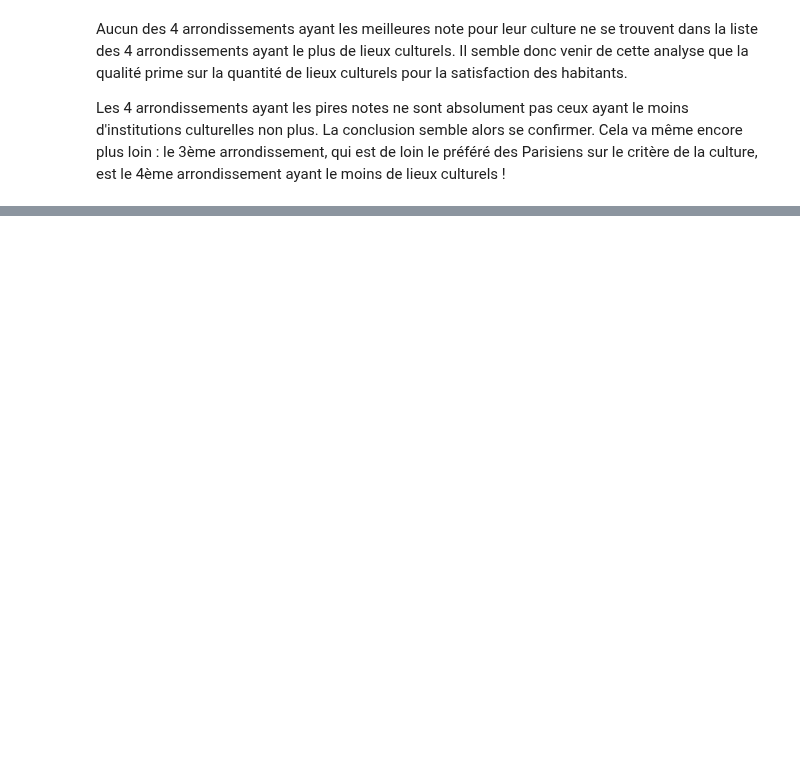
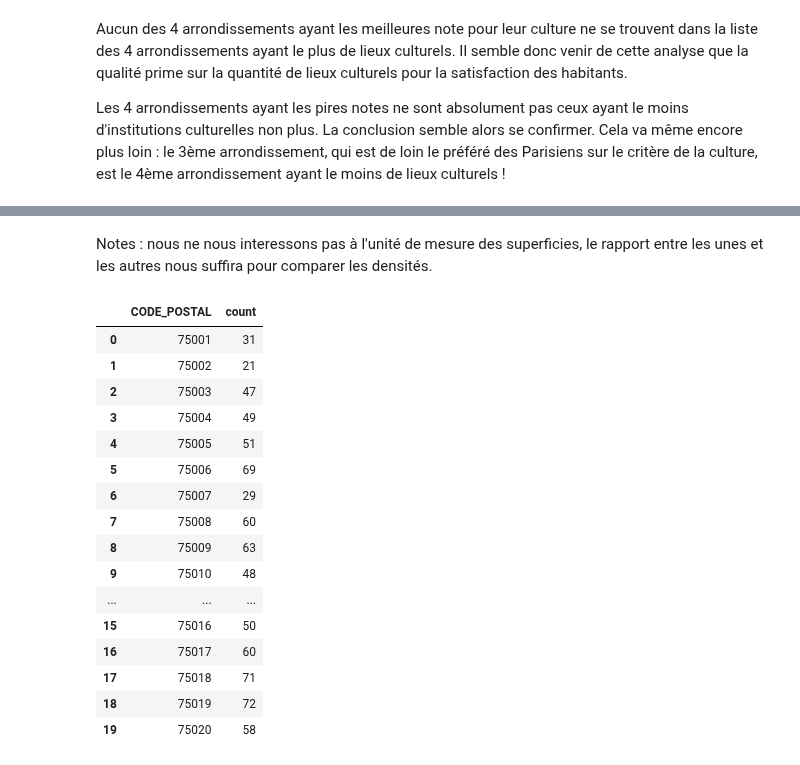
Before and after one commit to solenemoro/Projet_Python_2AENSAE, a Jupyter notebook: analyse_descriptive.ipynb, the cells around one changed output, grey strips where cells are left out. Drawn from its saved outputs; the diff is of its cells as text; code cells hidden in the pictures; blank space fills up the shorter version.

```diff
--- a/analyse_descriptive.ipynb
+++ b/analyse_descriptive.ipynb
@@ -92,0 +188,22 @@ Les 4 arrondissements ayant les pires notes ne sont absolument pas ceux ayant le
+# %% [markdown]
+Notes : nous ne nous interessons pas à l'unité de mesure des superficies, le rapport entre les unes et les autres nous suffira pour comparer les densités.
+# %%
+NbLieux.to_frame().sort_values('CODE_POSTAL').reset_index()
+# %% [output]
+|  | CODE_POSTAL | count |
+| 0 | 75001 | 31 |
+| 1 | 75002 | 21 |
+| 2 | 75003 | 47 |
+| 3 | 75004 | 49 |
+| 4 | 75005 | 51 |
+| 5 | 75006 | 69 |
+| 6 | 75007 | 29 |
+| 7 | 75008 | 60 |
+| 8 | 75009 | 63 |
+| 9 | 75010 | 48 |
+| ... | ... | ... |
+| 15 | 75016 | 50 |
+| 16 | 75017 | 60 |
+| 17 | 75018 | 71 |
+| 18 | 75019 | 72 |
+| 19 | 75020 | 58 |
```
Also changed, not shown: parts of 17 cells of this notebook, 1 other file.
